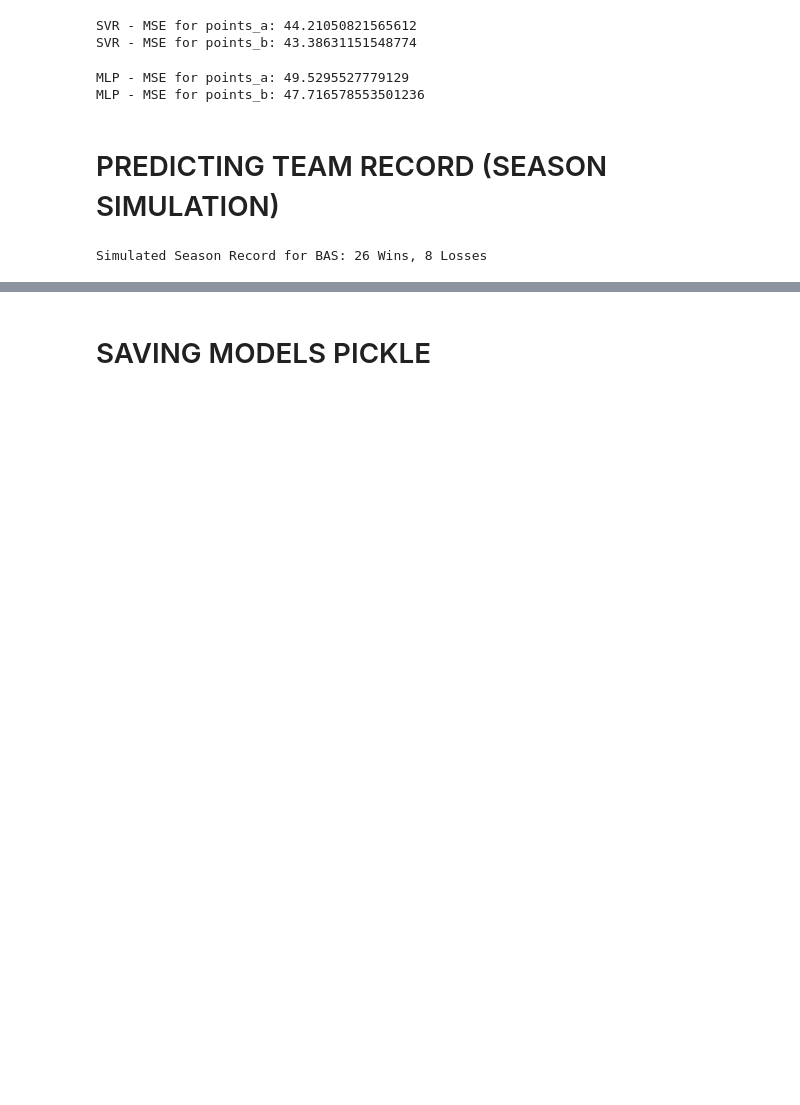
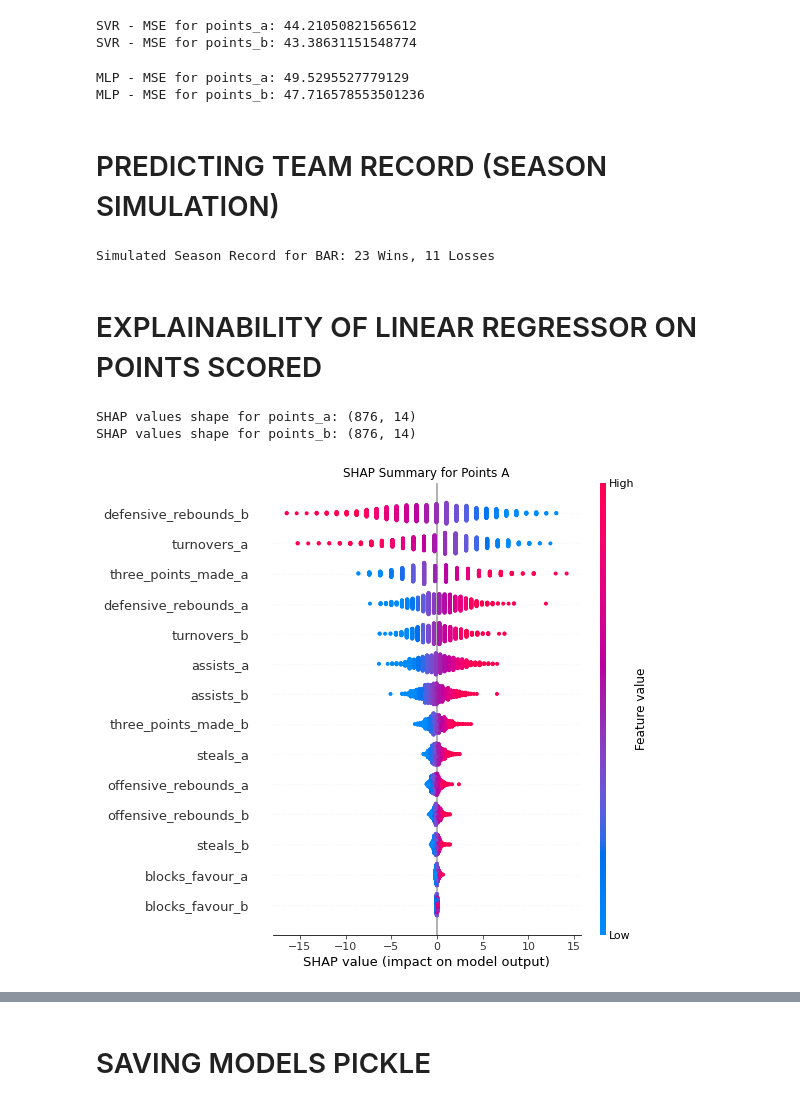
Before and after one commit to raulfu/analitica_visual, a Jupyter notebook: EDA_predictive_models.ipynb, the cells around one changed output, grey strips where cells are left out. Cells and saved outputs as stored; diff of their text form; code cells hidden in the pictures; blank space fills up the shorter version.

Commit message:
explainability

```diff
--- a/EDA_predictive_models.ipynb
+++ b/EDA_predictive_models.ipynb
@@ -1377,10 +1376,39 @@ def simulate_season(team_id, df_teams, model):
     return {'team_id': team_id, 'wins': wins, 'losses': losses, 'results': results}
 
 # Example usage
-team_to_simulate = 'BAS'
+team_to_simulate = 'BAR'
 season_results = simulate_season(team_to_simulate, df_teams, linear_regressor)
 
 # Print results
 print(f"Simulated Season Record for {team_to_simulate}: {season_results['wins']} Wins, {season_results['losses']} Losses")
 # %% [output]
-Simulated Season Record for BAS: 26 Wins, 8 Losses
+Simulated Season Record for BAR: 23 Wins, 11 Losses
+# %% [markdown]
+# EXPLAINABILITY OF LINEAR REGRESSOR ON POINTS SCORED
+# %%
+import shap
+import numpy as np
+
+# SHAP Explainer for MultiOutputRegressor
+# SHAP doesn't natively support MultiOutputRegressor, so we explain each target separately.
+explainer_points_a = shap.Explainer(linear_regressor.estimators_[0], X_train)
+explainer_points_b = shap.Explainer(linear_regressor.estimators_[1], X_train)
+
+# Compute SHAP values for each target
+shap_values_points_a = explainer_points_a(X_test)
+shap_values_points_b = explainer_points_b(X_test)
+
+# Print the shape of SHAP values
+print(f"SHAP values shape for points_a: {np.array(shap_values_points_a.values).shape}")
+print(f"SHAP values shape for points_b: {np.array(shap_values_points_b.values).shape}")
+# %% [output]
+SHAP values shape for points_a: (876, 14)
+SHAP values shape for points_b: (876, 14)
+# %%
+
+# Summary plot for points_a
+shap.summary_plot(shap_values_points_a, X_test, show=False)
+plt.title("SHAP Summary for Points A")
+plt.show()
+# %% [output]
+[figure, added]
```
Also changed, not shown: parts of 11 cells of this notebook, 2 other files.
